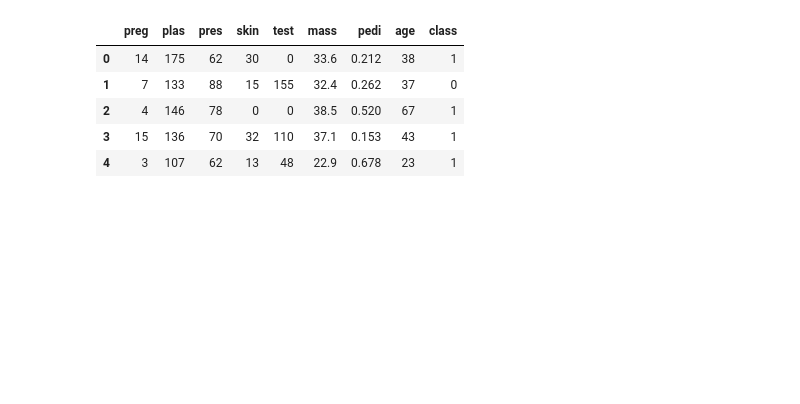
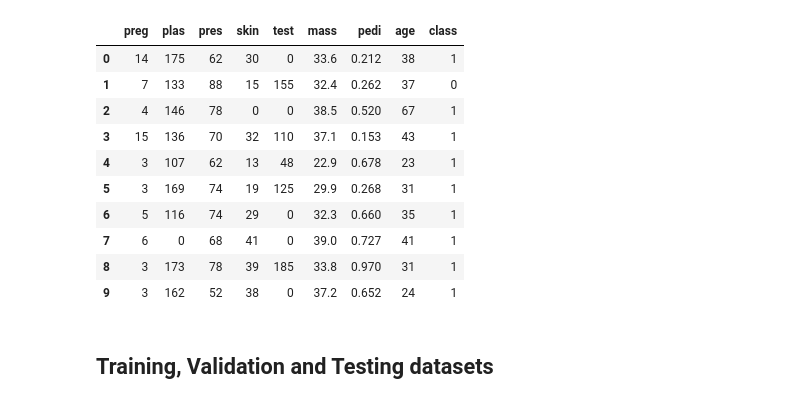
Before and after one commit to elchroy/diabetes-nn-notebook, a Jupyter notebook: notebook.ipynb, the cells around one changed output. Saved outputs shown, nothing was run; the diff lists cells and outputs as text; code cells hidden in the pictures; blank space fills up the shorter version.

```diff
--- a/notebook.ipynb
+++ b/notebook.ipynb
@@ -16,11 +33,16 @@ import pandas as pd
 data_path = './pima.csv'
 data = pd.read_csv(data_path)
 # %%
-data.head()
+data.head(10)
 # %% [output]
 |  | preg | plas | pres | skin | test | mass | pedi | age | class |
 | 0 | 14 | 175 | 62 | 30 | 0 | 33.6 | 0.212 | 38 | 1 |
 | 1 | 7 | 133 | 88 | 15 | 155 | 32.4 | 0.262 | 37 | 0 |
 | 2 | 4 | 146 | 78 | 0 | 0 | 38.5 | 0.520 | 67 | 1 |
 | 3 | 15 | 136 | 70 | 32 | 110 | 37.1 | 0.153 | 43 | 1 |
 | 4 | 3 | 107 | 62 | 13 | 48 | 22.9 | 0.678 | 23 | 1 |
+| 5 | 3 | 169 | 74 | 19 | 125 | 29.9 | 0.268 | 31 | 1 |
+| 6 | 5 | 116 | 74 | 29 | 0 | 32.3 | 0.660 | 35 | 1 |
+| 7 | 6 | 0 | 68 | 41 | 0 | 39.0 | 0.727 | 41 | 1 |
+| 8 | 3 | 173 | 78 | 39 | 185 | 33.8 | 0.970 | 31 | 1 |
+| 9 | 3 | 162 | 52 | 38 | 0 | 37.2 | 0.652 | 24 | 1 |
@@ -30,3 +49,5 @@ def error_fun(y, Y):
+# %% [markdown]
+## Training, Validation and Testing datasets
 # %%
 split_factor = 0.8
 split = int(split_factor*data.shape[0])
```
Also changed, not shown: parts of 18 cells of this notebook.
